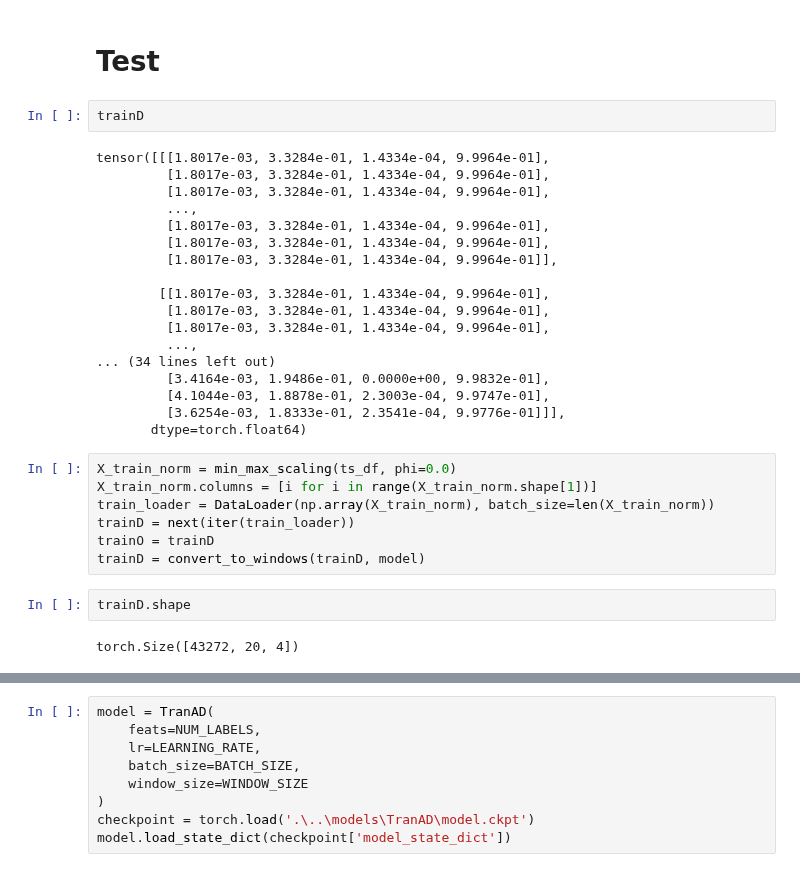
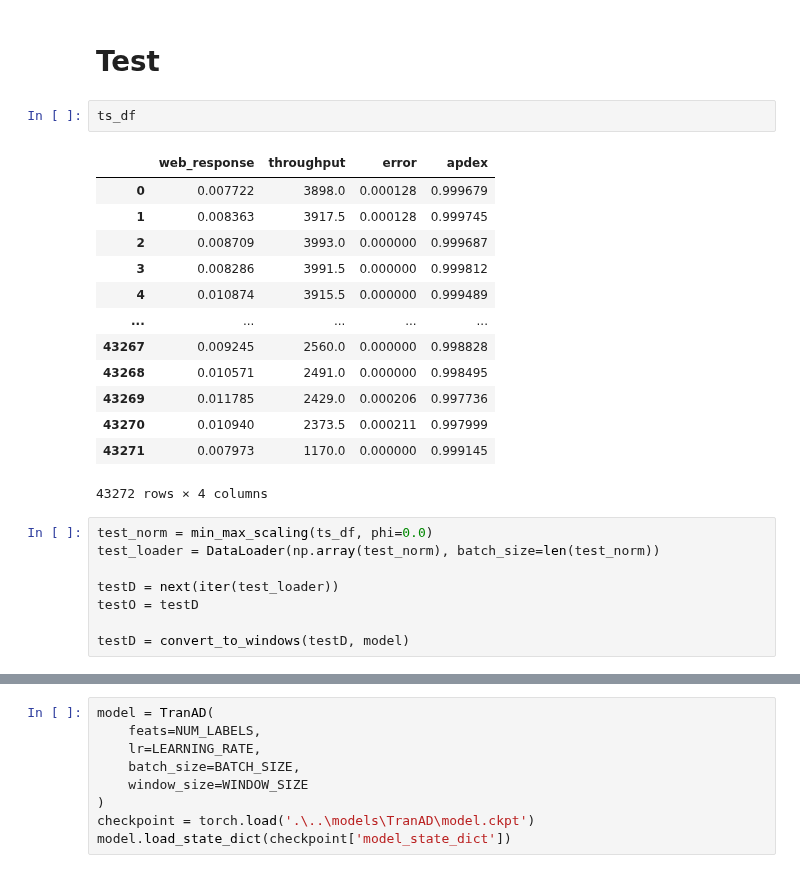
Before and after one commit to germanKoch/red-hack-time-series-analyzer, a Jupyter notebook: notebooks/TranAD_germ.ipynb, the cells around one changed output, grey strips where cells are left out. Drawn from its saved outputs; the diff is of its cells as text.

```diff
--- a/notebooks/TranAD_germ.ipynb
+++ b/notebooks/TranAD_germ.ipynb
@@ -433,34 +433,27 @@ Epoch 11,       L1 = 0.0013619505113440687
 ### German Test
 # %% [markdown]
 # Test
-# %%
-trainD
-# %% [output]
-tensor([[[1.8017e-03, 3.3284e-01, 1.4334e-04, 9.9964e-01],
-         [1.8017e-03, 3.3284e-01, 1.4334e-04, 9.9964e-01],
-         [1.8017e-03, 3.3284e-01, 1.4334e-04, 9.9964e-01],
-         ...,
-         [1.8017e-03, 3.3284e-01, 1.4334e-04, 9.9964e-01],
-         [1.8017e-03, 3.3284e-01, 1.4334e-04, 9.9964e-01],
-         [1.8017e-03, 3.3284e-01, 1.4334e-04, 9.9964e-01]],
-
-        [[1.8017e-03, 3.3284e-01, 1.4334e-04, 9.9964e-01],
-         [1.8017e-03, 3.3284e-01, 1.4334e-04, 9.9964e-01],
-         [1.8017e-03, 3.3284e-01, 1.4334e-04, 9.9964e-01],
-         ...,
-... (34 lines left out)
-         [3.4164e-03, 1.9486e-01, 0.0000e+00, 9.9832e-01],
-         [4.1044e-03, 1.8878e-01, 2.3003e-04, 9.9747e-01],
-         [3.6254e-03, 1.8333e-01, 2.3541e-04, 9.9776e-01]]],
-       dtype=torch.float64)
+# %%
+ts_df
+# %% [output]
+|  | web_response | throughput | error | apdex |
+| 0 | 0.007722 | 3898.0 | 0.000128 | 0.999679 |
+| 1 | 0.008363 | 3917.5 | 0.000128 | 0.999745 |
+| 2 | 0.008709 | 3993.0 | 0.000000 | 0.999687 |
+| 3 | 0.008286 | 3991.5 | 0.000000 | 0.999812 |
+| 4 | 0.010874 | 3915.5 | 0.000000 | 0.999489 |
+| ... | ... | ... | ... | ... |
+| 43267 | 0.009245 | 2560.0 | 0.000000 | 0.998828 |
+| 43268 | 0.010571 | 2491.0 | 0.000000 | 0.998495 |
+| 43269 | 0.011785 | 2429.0 | 0.000206 | 0.997736 |
+| 43270 | 0.010940 | 2373.5 | 0.000211 | 0.997999 |
+| 43271 | 0.007973 | 1170.0 | 0.000000 | 0.999145 |
+43272 rows × 4 columns
 # %%
-X_train_norm = min_max_scaling(ts_df, phi=0.0)
-X_train_norm.columns = [i for i in range(X_train_norm.shape[1])]
-train_loader = DataLoader(np.array(X_train_norm), batch_size=len(X_train_norm))
-trainD = next(iter(train_loader))
-trainO = trainD
-trainD = convert_to_windows(trainD, model)
+test_norm = min_max_scaling(ts_df, phi=0.0)
+test_loader = DataLoader(np.array(test_norm), batch_size=len(test_norm))
+
+testD = next(iter(test_loader))
+testO = testD
+
+testD = convert_to_windows(testD, model)
-# %%
-trainD.shape
-# %% [output]
-torch.Size([43272, 20, 4])
```
Also changed, not shown: parts of 9 cells of this notebook, 3 other files.
